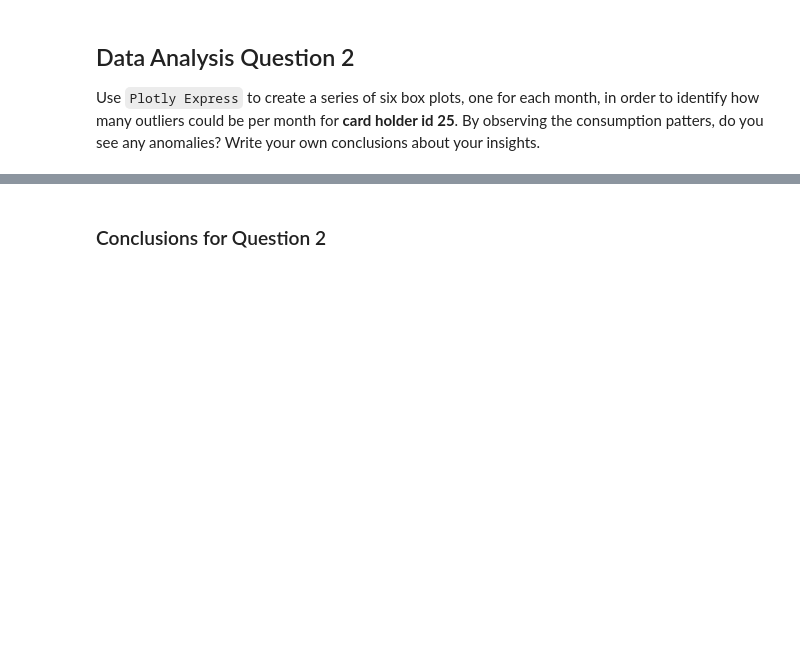
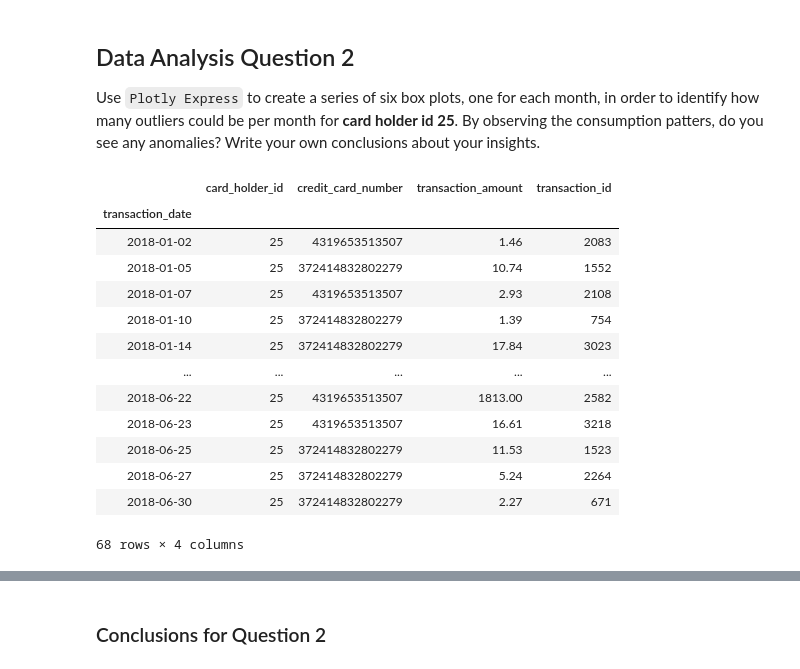
Before and after one commit to sselvakularanjan/SQL-Homework, a Jupyter notebook: Visual Data Analysis.ipynb, the cells around one changed output, grey strips where cells are left out. Drawn from its saved outputs; the diff is of its cells as text; code cells hidden in the pictures; blank space fills up the shorter version.

```diff
--- a/Visual Data Analysis.ipynb
+++ b/Visual Data Analysis.ipynb
@@ -41,0 +123,21 @@ ModuleNotFoundError: No module named 'psycopg2'
+# %%
+# loading Data of Daily Transactions from January to June 2018 for Cardholder 25
+card_holder_25 = transactions_df.loc[transactions_df['card_holder_id'] == 25].set_index('transaction_date')
+card_holder_25.index = pd.to_datetime(card_holder_25.index)
+card_holder_25 = card_holder_25.loc['2018-01-01':'2018-07-01']
+card_holder_25
+# %% [output]
+|  | card_holder_id | credit_card_number | transaction_amount | transaction_id |
+| transaction_date |  |  |  |  |
+| 2018-01-02 | 25 | 4319653513507 | 1.46 | 2083 |
+| 2018-01-05 | 25 | 372414832802279 | 10.74 | 1552 |
+| 2018-01-07 | 25 | 4319653513507 | 2.93 | 2108 |
+| 2018-01-10 | 25 | 372414832802279 | 1.39 | 754 |
+| 2018-01-14 | 25 | 372414832802279 | 17.84 | 3023 |
+| ... | ... | ... | ... | ... |
+| 2018-06-22 | 25 | 4319653513507 | 1813.00 | 2582 |
+| 2018-06-23 | 25 | 4319653513507 | 16.61 | 3218 |
+| 2018-06-25 | 25 | 372414832802279 | 11.53 | 1523 |
+| 2018-06-27 | 25 | 372414832802279 | 5.24 | 2264 |
+| 2018-06-30 | 25 | 372414832802279 | 2.27 | 671 |
+68 rows × 4 columns
```
Also changed, not shown: parts of 19 cells of this notebook.
